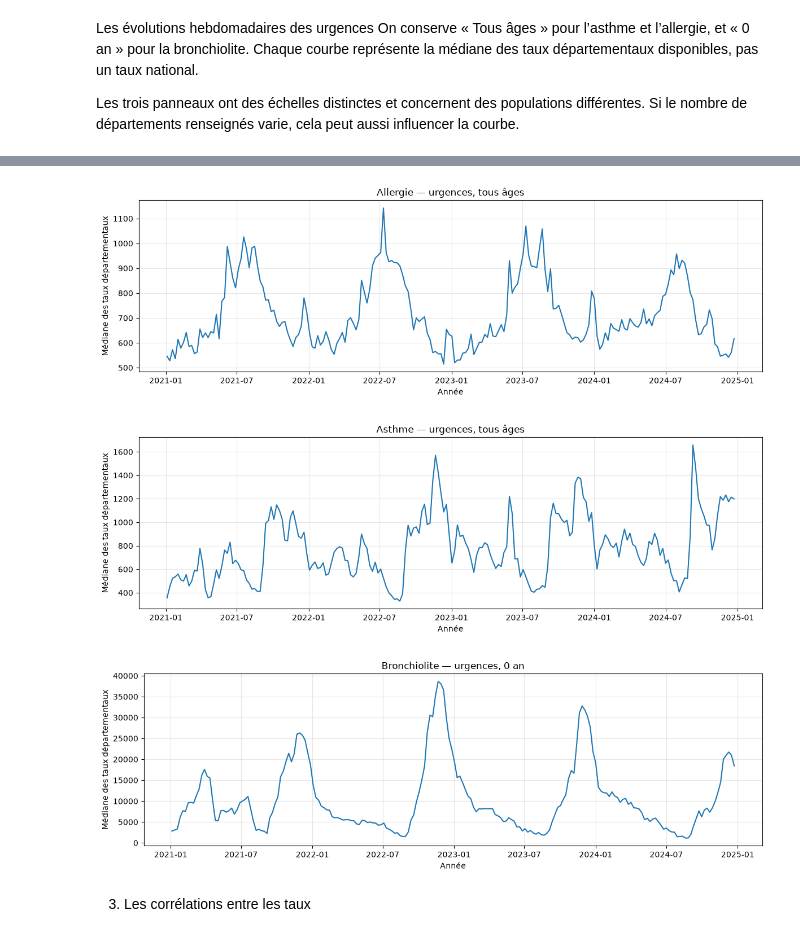
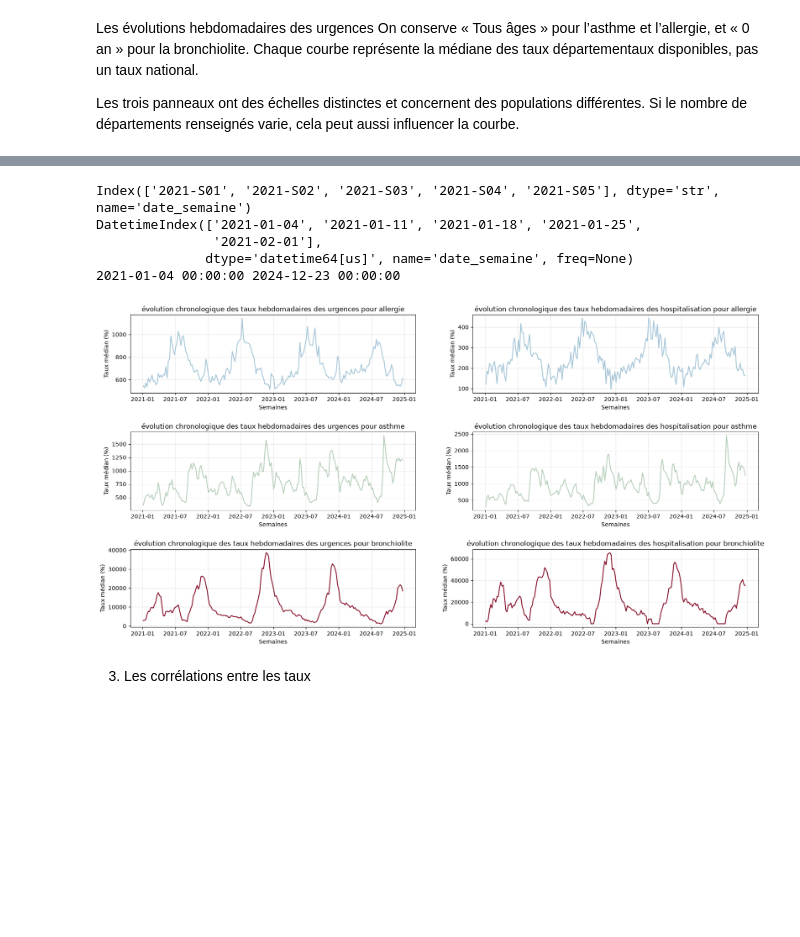
Before and after one commit to jbrocardplatim/LIORA_PROJET_PATHO_RESPIRATOIRES, a Jupyter notebook: notebooks/Preprocessing_cibles_MLU.ipynb, the cells around one changed output, grey strips where cells are left out. Saved outputs shown, nothing was run; the diff lists cells and outputs as text; code cells hidden in the pictures; blank space fills up the shorter version.

Commit message:
MLU update 21/10
Mis en forme des visualisations pour rapport

```diff
--- a/notebooks/Preprocessing_cibles_MLU.ipynb
+++ b/notebooks/Preprocessing_cibles_MLU.ipynb
@@ -728,52 +748,68 @@ Les trois panneaux ont des échelles distinctes et concernent des populations di
+# %%
+print(mediane_semaine.index[:5])
+print(dates[:5])
+print(dates.min(), dates.max())
+# %% [output]
+Index(['2021-S01', '2021-S02', '2021-S03', '2021-S04', '2021-S05'], dtype='str', name='date_semaine')
+DatetimeIndex(['2021-01-04', '2021-01-11', '2021-01-18', '2021-01-25',
+               '2021-02-01'],
+              dtype='datetime64[us]', name='date_semaine', freq=None)
+2021-01-04 00:00:00 2024-12-23 00:00:00
 # %%
 colonnes = [
     "TousAge_allergie_urgences",
     "TousAge_asthme_urgences",
-    "0an_bronchiolite_urgences"
+    "0an_bronchiolite_urgences",
+    "TousAge_allergie_hospitalisation",
+    "TousAge_asthme_hospitalisation",
+    "0an_bronchiolite_hospitalisation"
 ]
 
 mediane_semaine = (
     df_pivot_1.groupby("date_semaine")[colonnes]
     .median()
     .sort_index()
 )
 
 # Transformer les semaines en dates uniquement pour le graphique
 dates = pd.to_datetime(
     mediane_semaine.index + "-1",
     format="%G-S%V-%u"
 )
 
-plt.figure(figsize=(12, 4))
-plt.plot(dates, mediane_semaine["TousAge_allergie_urgences"])
 
-plt.title("Allergie — urgences, tous âges")
-plt.xlabel("Année")
-plt.ylabel("Médiane des taux départementaux")
-plt.grid(alpha=0.3)
-plt.tight_layout()
+###
+fig, axes = plt.subplots(3, 2, figsize=(20, 10))
+plt.subplots_adjust(hspace=0.5)
+axes = axes.flatten()
+
+axes[0].plot(dates, mediane_semaine["TousAge_allergie_urgences"], color="#A3C4D6")
+axes[0].set_title("évolution chronologique des taux hebdomadaires des urgences pour allergie")
+
+
+axes[1].plot(dates, mediane_semaine["TousAge_allergie_hospitalisation"], color="#A3C4D6")
+axes[1].set_title("évolution chronologique des taux hebdomadaires des hospitalisation pour allergie")
+
+
+axes[2].plot(dates, mediane_semaine["TousAge_asthme_urgences"], color="#B5CDB8")
+axes[2].set_title("évolution chronologique des taux hebdomadaires des urgences pour asthme")
+
+axes[3].plot(dates, mediane_semaine["TousAge_asthme_hospitalisation"], color="#B5CDB8")
+axes[3].set_title("évolution chronologique des taux hebdomadaires des hospitalisation pour asthme")
+
+axes[4].plot(dates, mediane_semaine["0an_bronchiolite_urgences"], color="#800020")
+axes[4].set_title("évolution chronologique des taux hebdomadaires des urgences pour bronchiolite")
+
+axes[5].plot(dates, mediane_semaine["0an_bronchiolite_hospitalisation"], color="#800020")
+axes[5].set_title("évolution chronologique des taux hebdomadaires des hospitalisation pour bronchiolite")
+
+# Appliquer les mêmes paramètres aux 4 graphiques
+for ax in axes:
+    ax.set_xlabel("Semaines")
+    ax.set_ylabel("Taux médian (%)")
+    ax.grid(alpha=0.3)
 plt.show()
 
-plt.figure(figsize=(12, 4))
-plt.plot(dates, mediane_semaine["TousAge_asthme_urgences"])
-
-plt.title("Asthme — urgences, tous âges")
-plt.xlabel("Année")
-plt.ylabel("Médiane des taux départementaux")
-plt.grid(alpha=0.3)
-plt.tight_layout()
-plt.show()
-
-plt.figure(figsize=(12, 4))
-plt.plot(dates, mediane_semaine["0an_bronchiolite_urgences"])
-
-plt.title("Bronchiolite — urgences, 0 an")
-plt.xlabel("Année")
-plt.ylabel("Médiane des taux départementaux")
-plt.grid(alpha=0.3)
-plt.tight_layout()
-plt.show()
+####
 # %% [output]
-[figure, old version]
+[figure, new version]
-[figure, removed]
-[figure, removed]
```
Also changed, not shown: parts of 8 cells of this notebook, 3 other files.
